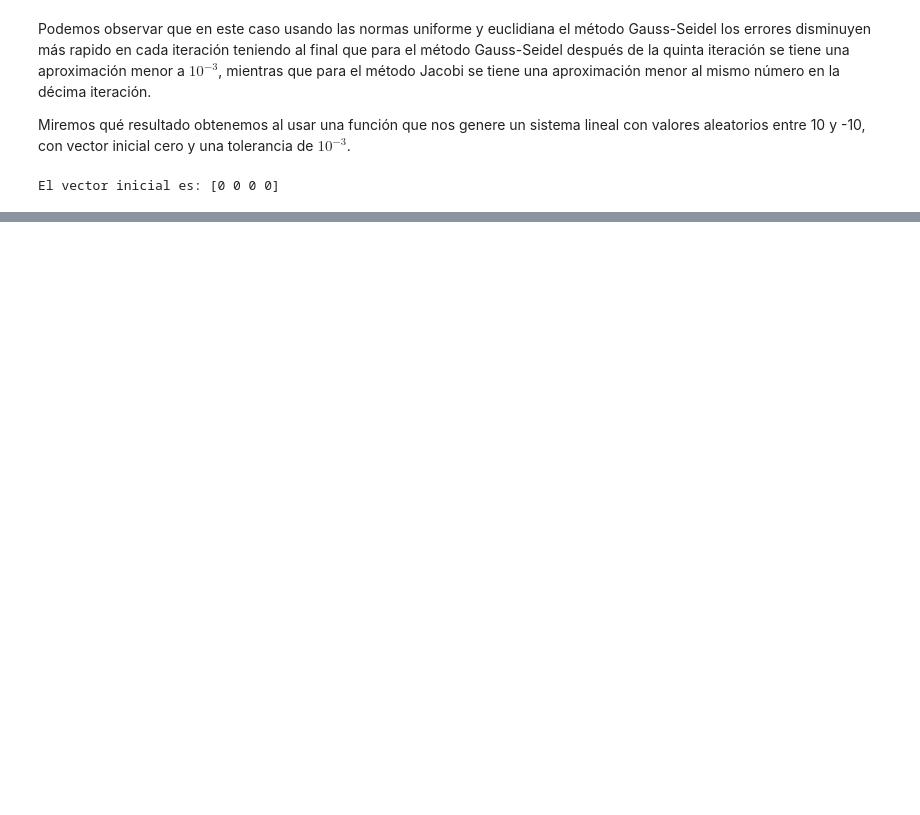
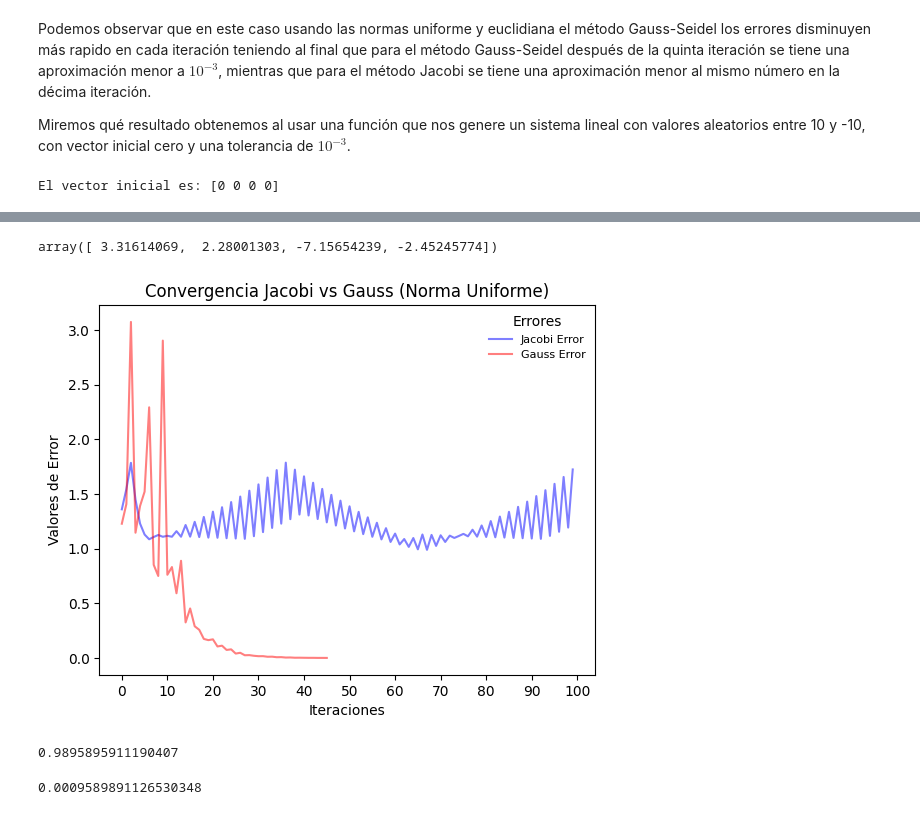
Before and after one commit to niclasDc/numerical_algorithm, a Jupyter notebook: Algoritmos_Metodos_Iterativos/analisis_jacobi_gauss.ipynb, the cells around one changed output, grey strips where cells are left out. Saved outputs shown, nothing was run; the diff lists cells and outputs as text; code cells hidden in the pictures; blank space fills up the shorter version.

```diff
--- a/Algoritmos_Metodos_Iterativos/analisis_jacobi_gauss.ipynb
+++ b/Algoritmos_Metodos_Iterativos/analisis_jacobi_gauss.ipynb
@@ -270,6 +279,6 @@ Podemos observar que en este caso usando las normas uniforme y euclidiana el mé
 Miremos qué resultado obtenemos al usar una función que nos genere un sistema lineal con valores aleatorios entre 10 y -10, con vector inicial cero y una tolerancia de $10^{-3}$.
 # %%
 def gen_Ax_b(m, n, low, high):
-    Ax_b = np.array([[np.random.uniform(low, high) for _ in range(n)] for _ in range(m)])
+    Ax_b = np.round(np.array([[np.random.uniform(low, high) for _ in range(n)] for _ in range(m)]), 4)
     return Ax_b
 # %%
@@ -372,0 +382,7 @@ Text(0.5, 0.98, 'Errores Jacobi vs Gauss')
+# %%
+Ax_b = gen_Ax_b(m=4, n=5, low=-10, high=10)
+print(f'{Ax_b}\n')
+
+T, c = transformar_sistema(Ax_b[:, :-1], Ax_b[:, -1])
+print(f'{T}\n')
+print(f'{c}\n')
@@ -372,0 +401,27 @@ Text(0.5, 0.98, 'Errores Jacobi vs Gauss')
+# %%
+v_0 = np.array([np.random.uniform(-10, 10) for _ in range(4)])
+v_0
+# %% [output]
+array([ 3.31614069,  2.28001303, -7.15654239, -2.45245774])
+# %%
+table_vk, error1_jac = met_jacobi(T, c, v_0, tol=10 ** (-3), n_iteration=100, norm=1, noise=1)
+table_xk, error1_gauss = met_gauss(T, c, v_0, tol=10 ** (-3), n_iteration=100, norm=1, noise=0)
+# %%
+plt.plot(error1_jac, '-', label='Jacobi Error', alpha=0.5, color='blue')
+plt.plot(error1_gauss, '-', label='Gauss Error', alpha=0.5, color='red')
+
+plt.xticks(range(0, 110, 10))
+plt.title('Convergencia Jacobi vs Gauss (Norma Uniforme)')
+plt.xlabel('Iteraciones')
+plt.ylabel('Valores de Error')
+plt.legend(frameon=False, title='Errores', fontsize=8);
+# %% [output]
+[figure, added]
+# %%
+error1_jac.min()
+# %% [output]
+0.9895895911190407
+# %%
+error1_gauss.min()
+# %% [output]
+0.0009589891126530348
```
Also changed, not shown: parts of 16 cells of this notebook.
